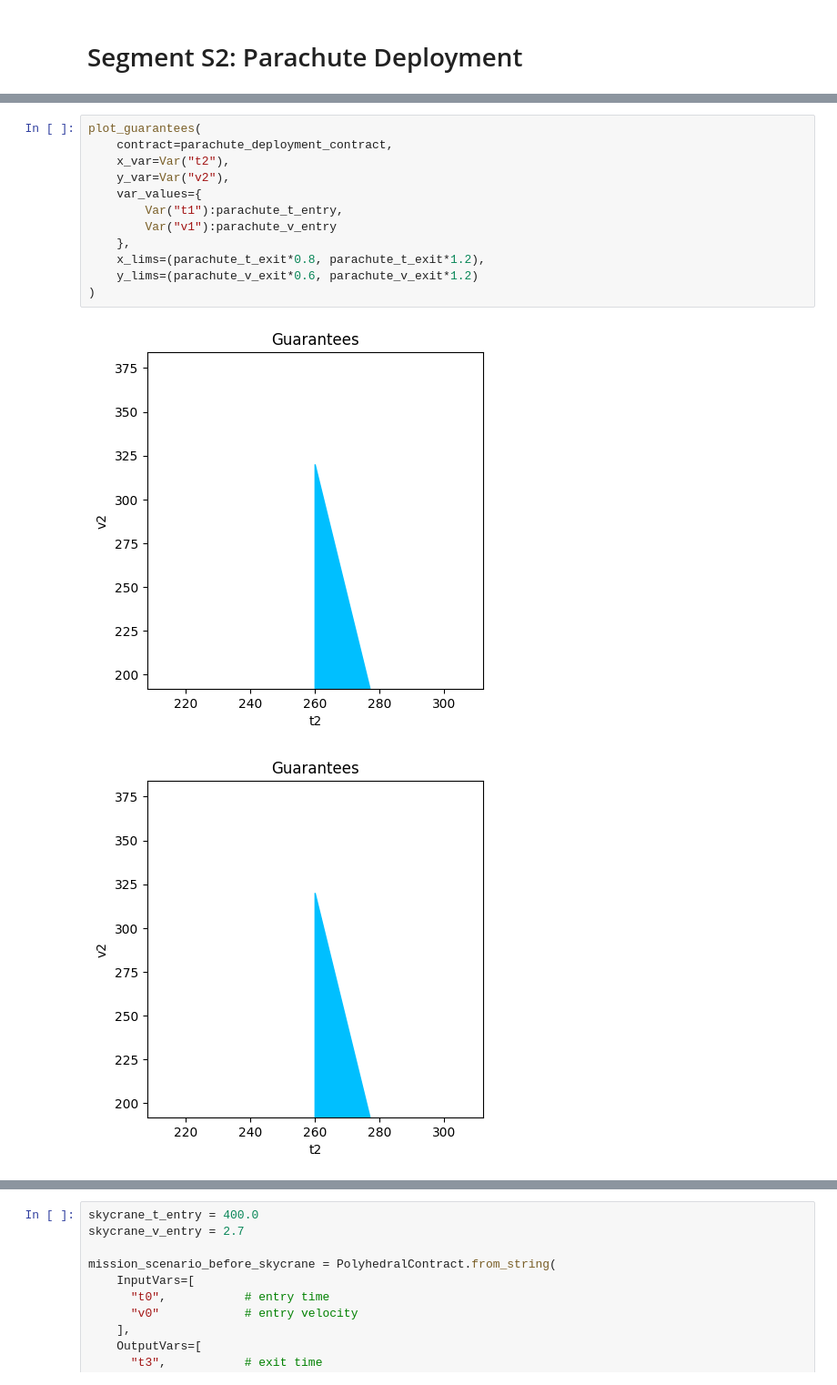
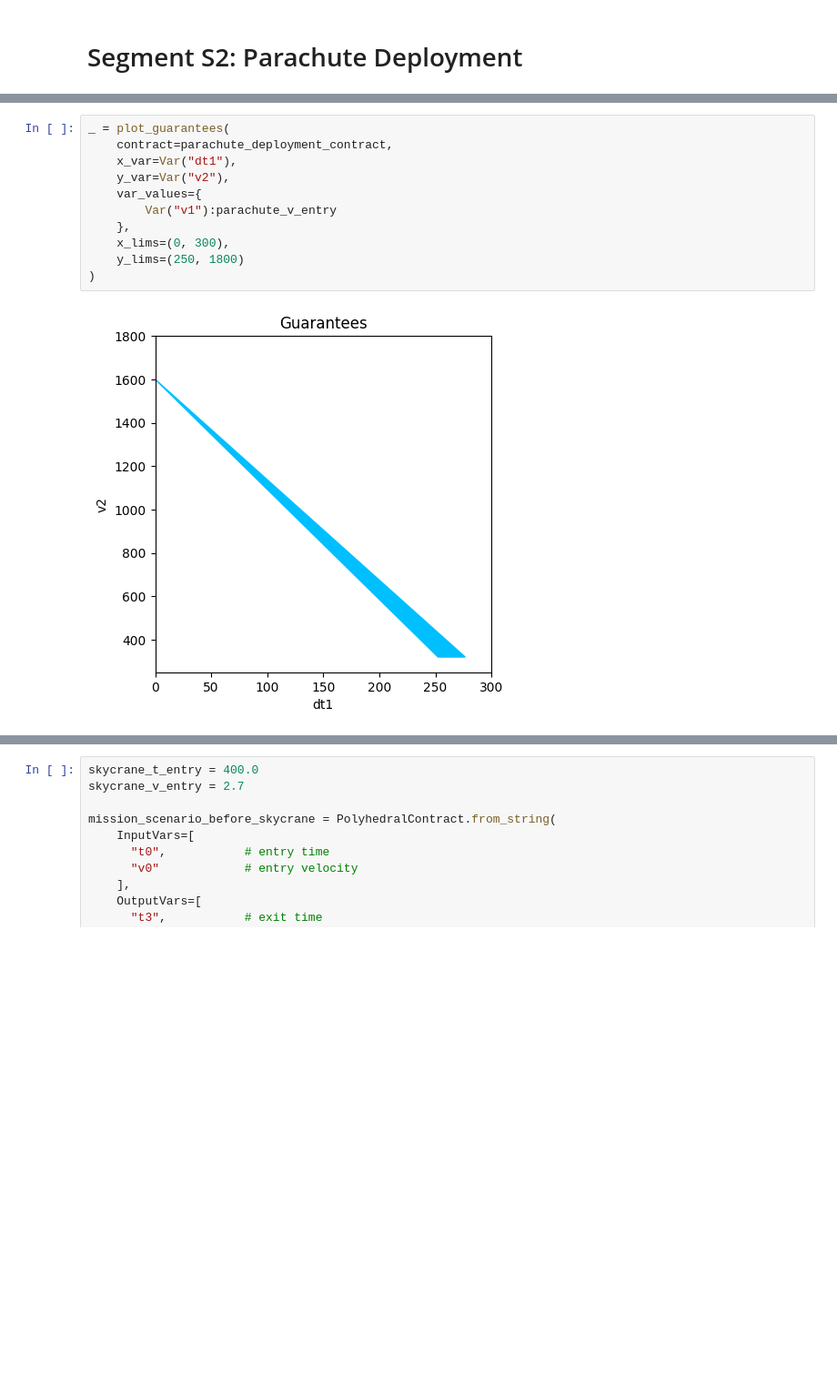
Before and after one commit to pacti-org/pacti, a Jupyter notebook: case_studies/mars_entry_descent_landing/mars_edl-2nd-encoding.ipynb, the cells around one changed output, grey strips where cells are left out. Shown at 91% size. Drawn from its saved outputs; the diff is of its cells as text; blank space fills up the shorter version.

Commit message:
S2 (parachute deployment)

```diff
--- a/case_studies/mars_entry_descent_landing/mars_edl-2nd-encoding.ipynb
+++ b/case_studies/mars_entry_descent_landing/mars_edl-2nd-encoding.ipynb
@@ -176,15 +190,13 @@ G: [
 # %%
-plot_guarantees(
+_ = plot_guarantees(
     contract=parachute_deployment_contract,
-    x_var=Var("t2"),
+    x_var=Var("dt1"),
     y_var=Var("v2"),
     var_values={
-        Var("t1"):parachute_t_entry,
         Var("v1"):parachute_v_entry
     },
-    x_lims=(parachute_t_exit*0.8, parachute_t_exit*1.2),
-    y_lims=(parachute_v_exit*0.6, parachute_v_exit*1.2)
+    x_lims=(0, 300),
+    y_lims=(250, 1800)
 )
 # %% [output]
-[figure, old version]
+[figure, new version]
-[figure, removed]
```
Also changed, not shown: parts of 6 cells of this notebook.
